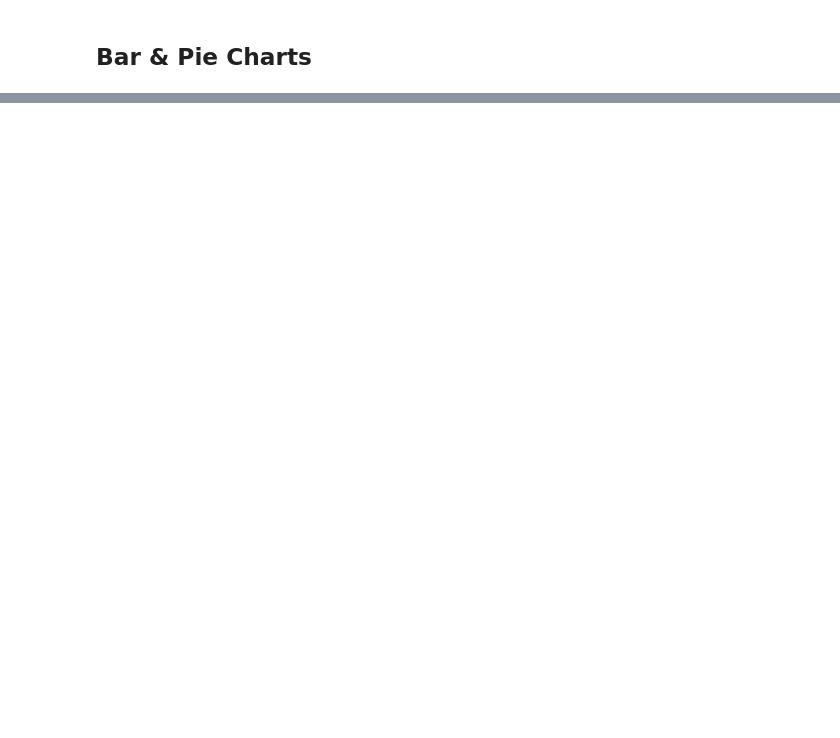
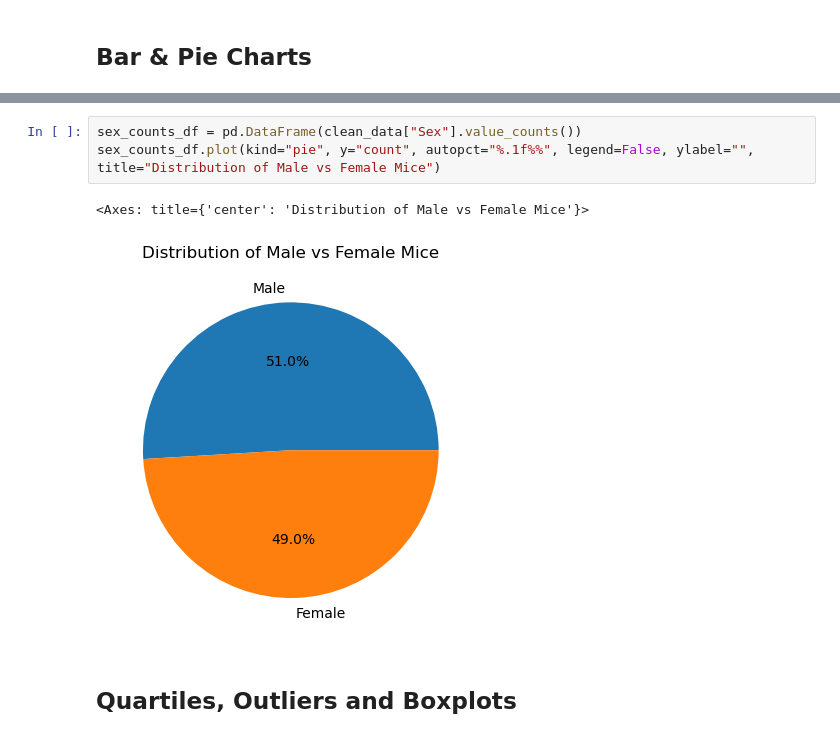
Before and after one commit to theta979/pymaceutical_challenge, a Jupyter notebook: Pymaceuticals.ipynb, the cells around one changed output, grey strips where cells are left out. Saved outputs shown, nothing was run; the diff lists cells and outputs as text; blank space fills up the shorter version.

```diff
--- a/Pymaceuticals.ipynb
+++ b/Pymaceuticals.ipynb
@@ -135,0 +162,8 @@ summary_table
+# %%
+sex_counts_df = pd.DataFrame(clean_data["Sex"].value_counts())
+sex_counts_df.plot(kind="pie", y="count", autopct="%.1f%%", legend=False, ylabel="", title="Distribution of Male vs Female Mice")
+# %% [output]
+<Axes: title={'center': 'Distribution of Male vs Female Mice'}>
+[figure, added]
+# %% [markdown]
+## Quartiles, Outliers and Boxplots
```
Also changed, not shown: parts of 12 cells of this notebook.
